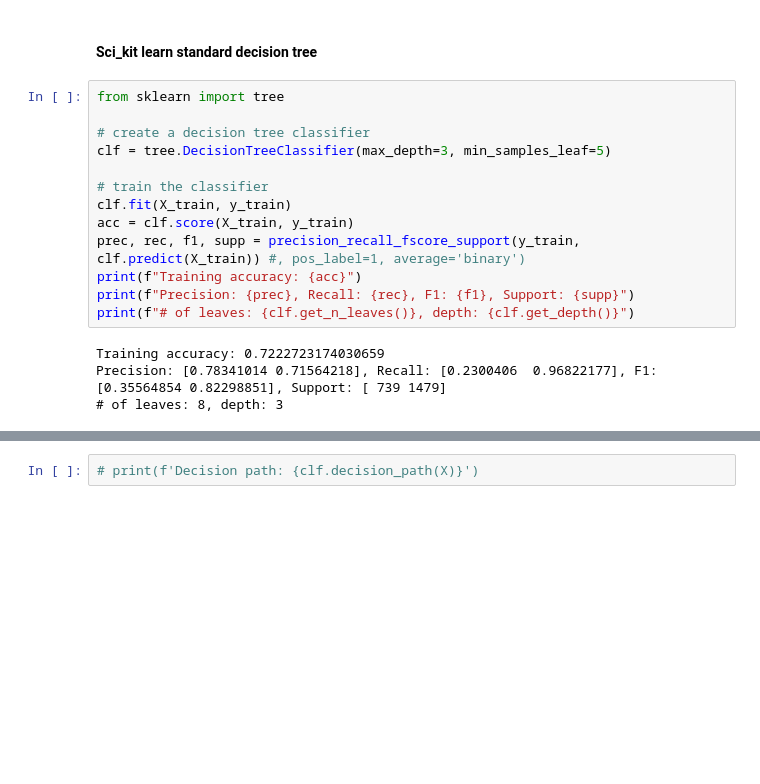
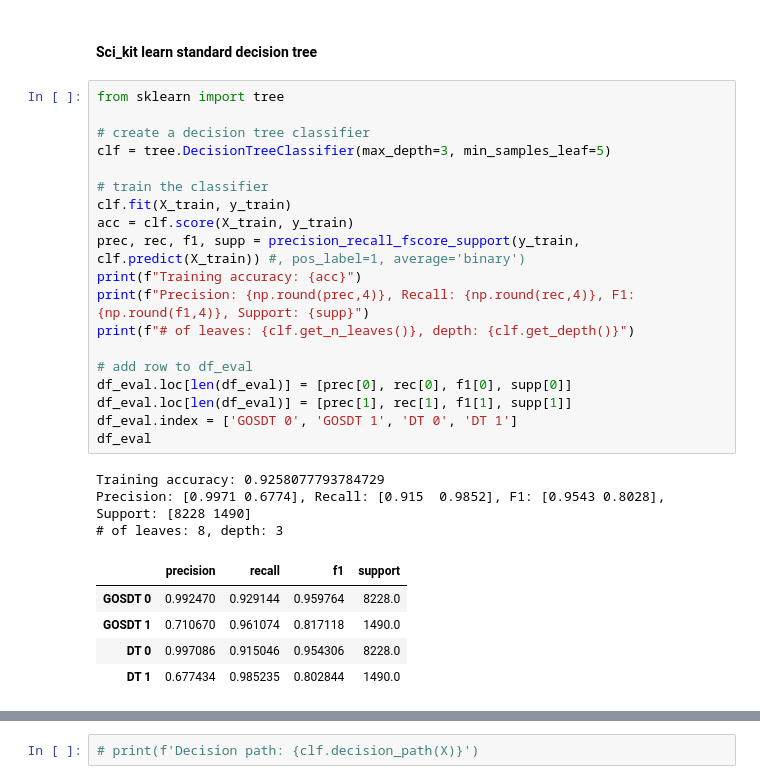
Before and after one commit to social-info-lab/E2-CS690F-F2023, a Jupyter notebook: GOSDT/poll_gosdt.ipynb, the cells around one changed output, grey strips where cells are left out. Cells and saved outputs as stored; diff of their text form; blank space fills up the shorter version.

```diff
--- a/GOSDT/poll_gosdt.ipynb
+++ b/GOSDT/poll_gosdt.ipynb
@@ -87,20 +90,31 @@ else if biden != 1.0 and clinton != 1.0 and who != 1.0 then:
 # %%
 from sklearn import tree
 
 # create a decision tree classifier
 clf = tree.DecisionTreeClassifier(max_depth=3, min_samples_leaf=5)
 
 # train the classifier
 clf.fit(X_train, y_train)
 acc = clf.score(X_train, y_train)
 prec, rec, f1, supp = precision_recall_fscore_support(y_train, clf.predict(X_train)) #, pos_label=1, average='binary')
 print(f"Training accuracy: {acc}")
-print(f"Precision: {prec}, Recall: {rec}, F1: {f1}, Support: {supp}")
+print(f"Precision: {np.round(prec,4)}, Recall: {np.round(rec,4)}, F1: {np.round(f1,4)}, Support: {supp}")
 print(f"# of leaves: {clf.get_n_leaves()}, depth: {clf.get_depth()}")
+
+# add row to df_eval
+df_eval.loc[len(df_eval)] = [prec[0], rec[0], f1[0], supp[0]]
+df_eval.loc[len(df_eval)] = [prec[1], rec[1], f1[1], supp[1]]
+df_eval.index = ['GOSDT 0', 'GOSDT 1', 'DT 0', 'DT 1']
+df_eval
 # %% [output]
-Training accuracy: 0.7222723174030659
-Precision: [0.78341014 0.71564218], Recall: [0.2300406  0.96822177], F1: [0.35564854 0.82298851], Support: [ 739 1479]
+Training accuracy: 0.9258077793784729
+Precision: [0.9971 0.6774], Recall: [0.915  0.9852], F1: [0.9543 0.8028], Support: [8228 1490]
 # of leaves: 8, depth: 3
+|  | precision | recall | f1 | support |
+| GOSDT 0 | 0.992470 | 0.929144 | 0.959764 | 8228.0 |
+| GOSDT 1 | 0.710670 | 0.961074 | 0.817118 | 1490.0 |
+| DT 0 | 0.997086 | 0.915046 | 0.954306 | 8228.0 |
+| DT 1 | 0.677434 | 0.985235 | 0.802844 | 1490.0 |
 # %%
 _ = tree.plot_tree(clf, feature_names=h, class_names=['irrelevant', 'relevant'], filled=True)
 # %% [output]
```
Also changed, not shown: parts of 5 cells of this notebook, 1 other file.
